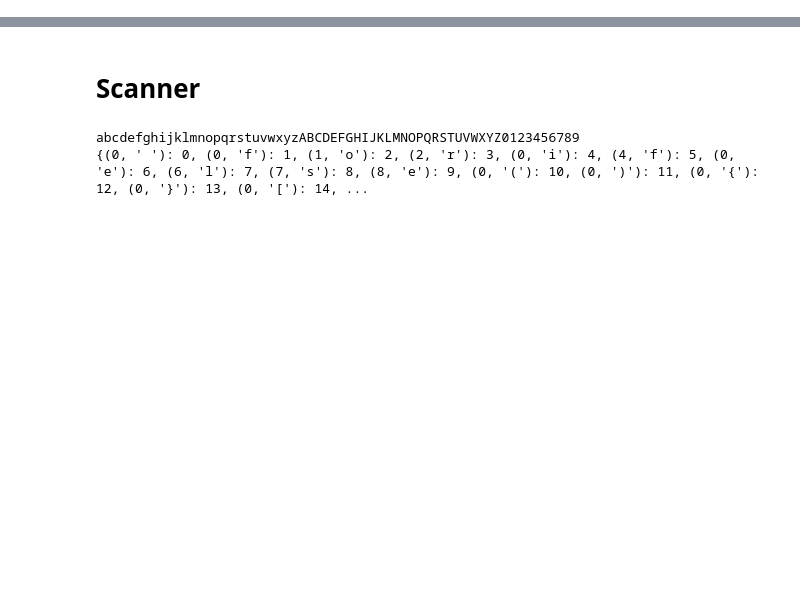
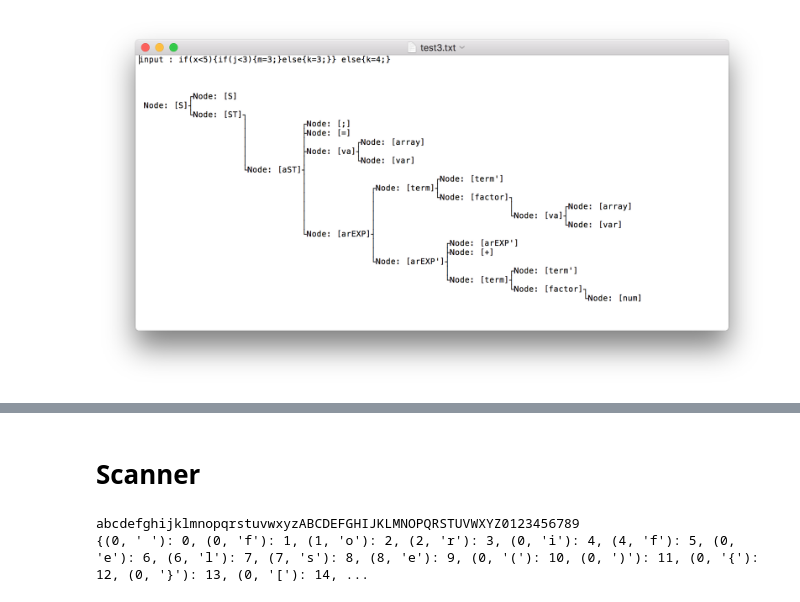
Before and after one commit to h4tl2/ProcLang, a Jupyter notebook: LL1 .ipynb, the cells around one changed output, grey strips where cells are left out. Cells and saved outputs as stored; diff of their text form; code cells hidden in the pictures; blank space fills up the shorter version.

```diff
--- a/LL1 .ipynb
+++ b/LL1 .ipynb
@@ -2,0 +16,4 @@ from graphviz import Digraph
+# %%
+Image("./test3.png")
+# %% [output]
+[figure, added]
```
Also changed, not shown: parts of 37 cells of this notebook, 17 other files.
